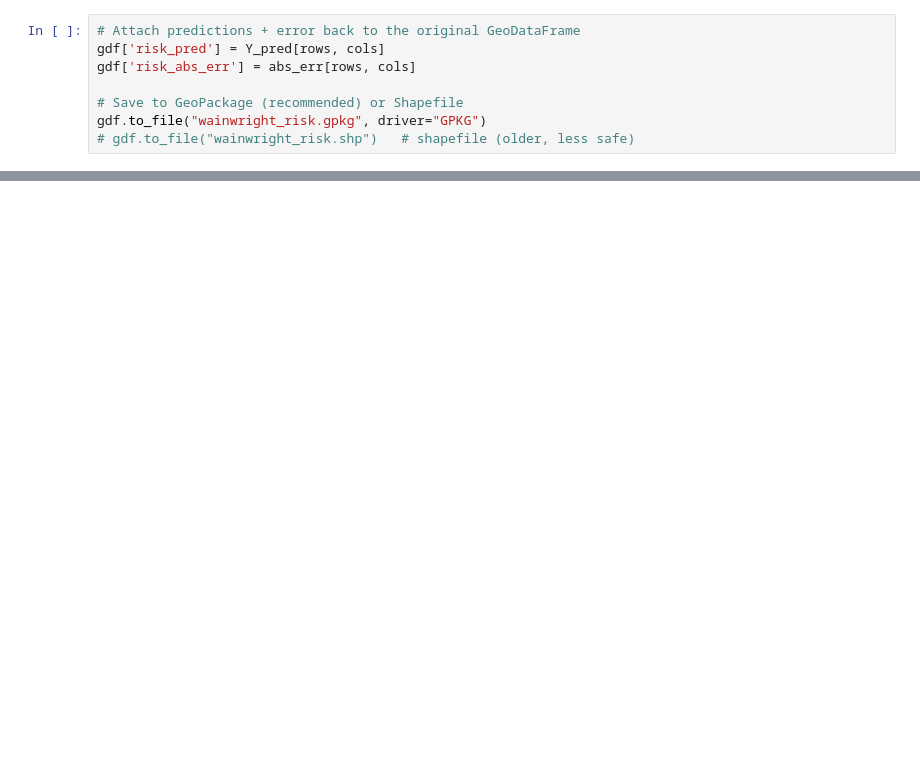
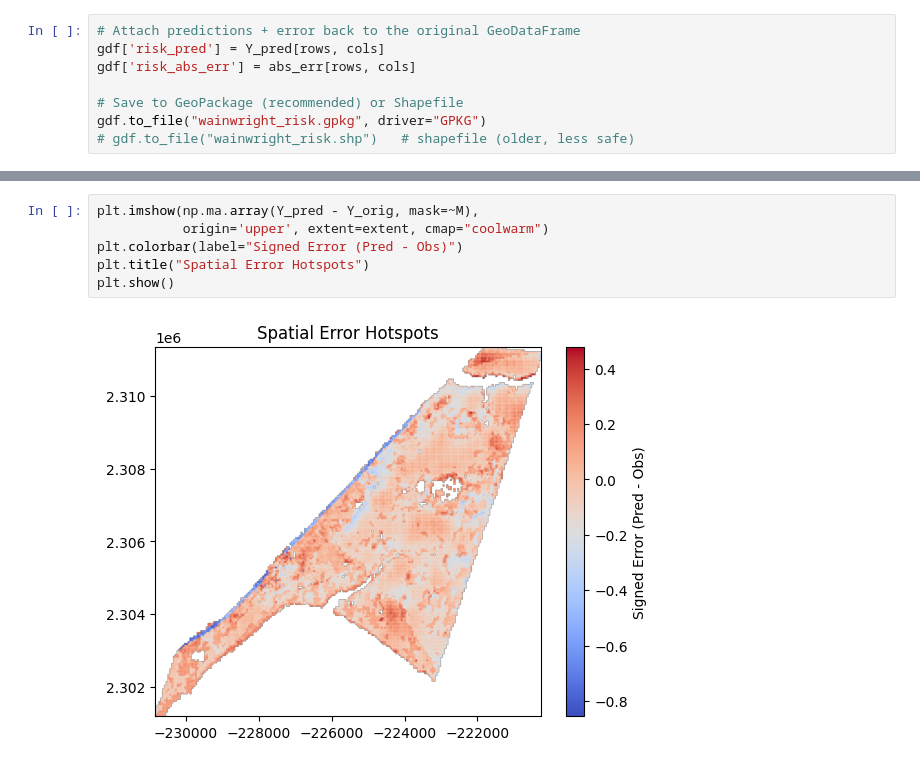
Before and after one commit to EmineSenkardesler/R121_02, a Jupyter notebook: codes/autoencoder_02.ipynb, the cells around one changed output, grey strips where cells are left out. Saved outputs shown, nothing was run; the diff lists cells and outputs as text; blank space fills up the shorter version.

```diff
--- a/codes/autoencoder_02.ipynb
+++ b/codes/autoencoder_02.ipynb
@@ -313,0 +378,8 @@ gdf.to_file("wainwright_risk.gpkg", driver="GPKG")
+# %%
+plt.imshow(np.ma.array(Y_pred - Y_orig, mask=~M),
+           origin='upper', extent=extent, cmap="coolwarm")
+plt.colorbar(label="Signed Error (Pred - Obs)")
+plt.title("Spatial Error Hotspots")
+plt.show()
+# %% [output]
+[figure, added]
```
Also changed, not shown: parts of 9 cells of this notebook, 4 other files.
